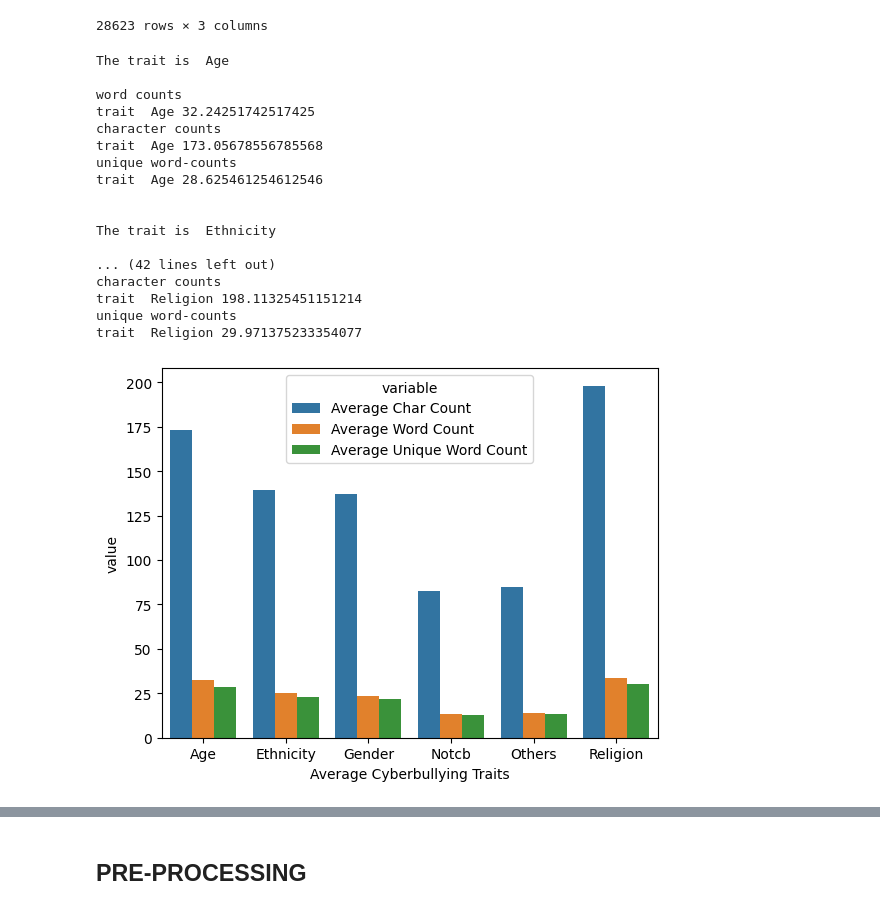
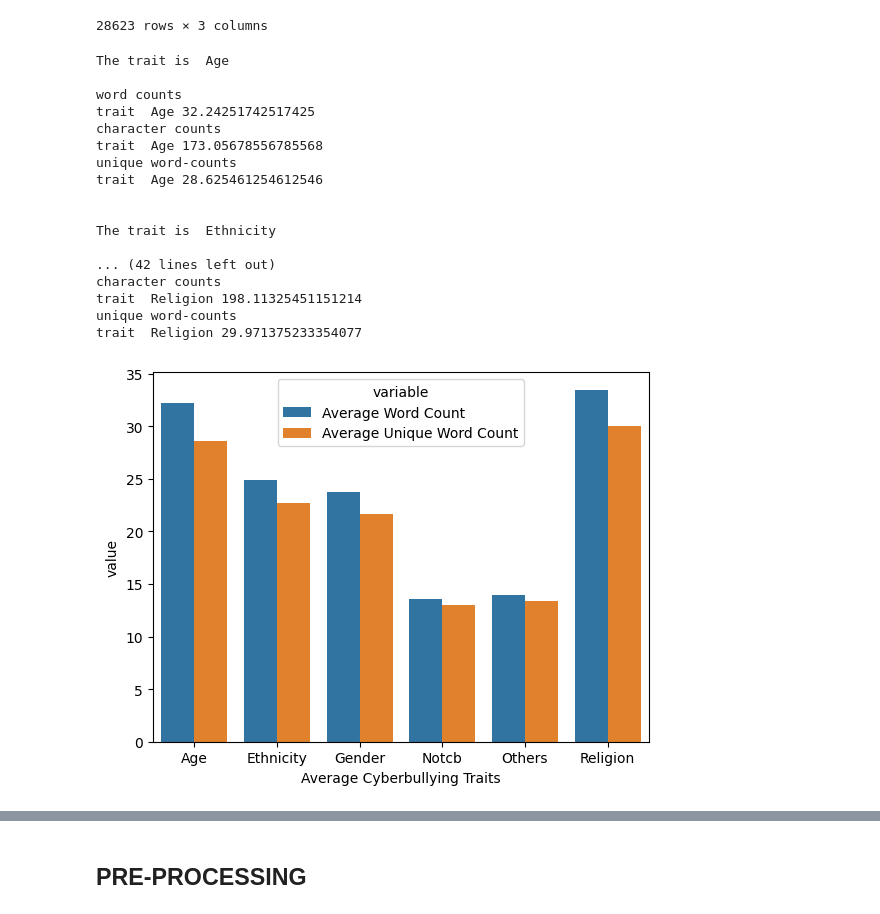
Before and after one commit to bgoldfe2/Machine-Learning-with-Python, a Jupyter notebook: NLP_Classical_ML.ipynb, the cells around one changed output, grey strips where cells are left out. Saved outputs shown, nothing was run; the diff lists cells and outputs as text; code cells hidden in the pictures.

```diff
--- a/NLP_Classical_ML.ipynb
+++ b/NLP_Classical_ML.ipynb
@@ -164,35 +164,35 @@ for trt in range(tgt_num):
 
     print('\n')
 
 df = pd.DataFrame({
     'Average Cyberbullying Traits':lbl_x,
     'Average Char Count':cc,
     'Average Word Count':wc,
     'Average Unique Word Count':uwc
 })
 
-df_detailed = pd.melt(df, id_vars=['Average Cyberbullying Traits'], value_vars=['Average Char Count', 'Average Word Count',  'Average Unique Word Count'])
+df_detailed = pd.melt(df, id_vars=['Average Cyberbullying Traits'], value_vars=['Average Word Count',  'Average Unique Word Count']) #['Average Char Count', 'Average Word Count',  'Average Unique Word Count'])
 
 ax = sns.barplot(x = "Average Cyberbullying Traits", y = "value", hue = "variable", data = df_detailed)
 # %% [output]
 The trait is  Age
 
 word counts
 trait  Age 32.24251742517425
 character counts
 trait  Age 173.05678556785568
 unique word-counts
 trait  Age 28.625461254612546
 
 
 The trait is  Ethnicity
 
 ... (42 lines left out)
 character counts
 trait  Religion 198.11325451151214
 unique word-counts
 trait  Religion 29.971375233354077
-[figure, old version]
+[figure, new version]
 # %%
 for trt in range(tgt_num):
     train_words=df_train[df_train['target']==trt]['word_count']
```
Also changed, not shown: parts of 7 cells of this notebook, 1 other file.
